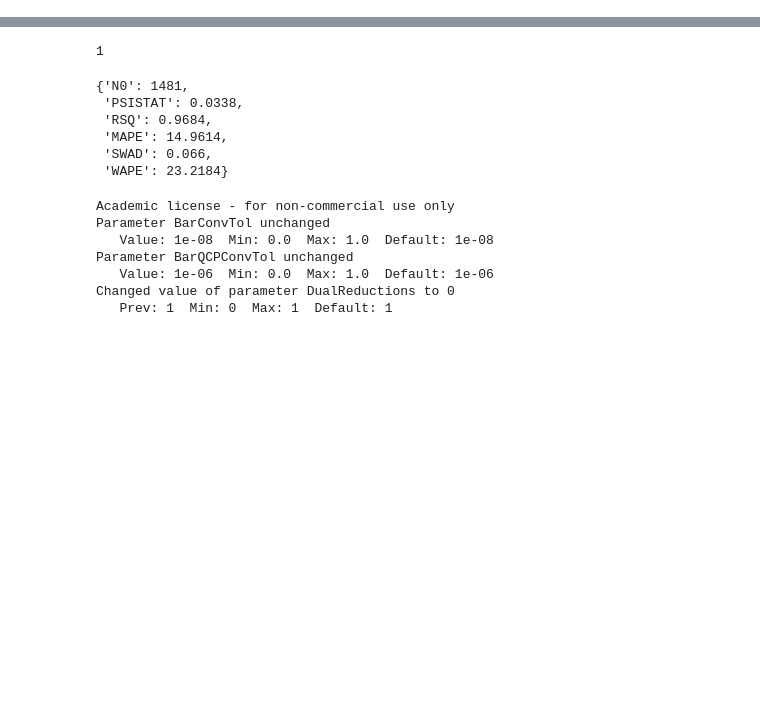
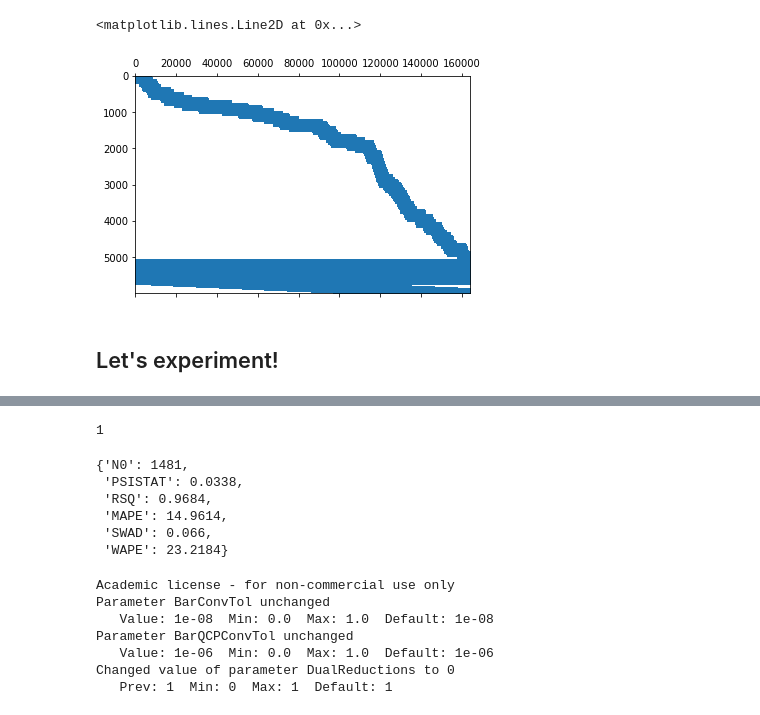
Before and after one commit to Vasyka/Disaggregation, a Jupyter notebook: Aggregation.ipynb, the cells around one changed output, grey strips where cells are left out. Drawn from its saved outputs; the diff is of its cells as text; code cells hidden in the pictures; blank space fills up the shorter version.

```diff
--- a/Aggregation.ipynb
+++ b/Aggregation.ipynb
@@ -134,5 +141,20 @@ g_to_sect = csr_matrix(aggregation.keys_to_g(left_sect, right_sect))
 true_sum_2012 = g_to_sum @ det_2012
 # %%
 true_sect_2012 = g_to_sect @ det_2012
+# %%
+# Add totals to aggregation
+sum_2012_with_totals = np.append(sum_2012, totals_2012, axis=0)
+true_sum_2012_with_totals = np.append(true_sum_2012, totals_2012, axis=0)
+
+
+g_sum_w_totals = v.addrows((405,405), g_to_sum, sparsed=True)
+g_sum_w_totals = v.addcolumns((405,405), g_sum_w_totals, sparsed=True)
+# %%
+plt.spy(g_sum_w_totals,aspect='auto')
+# %% [output]
+<matplotlib.lines.Line2D at 0x...>
+[figure, added]
+# %% [markdown]
+## Let's experiment!
 # %%
 from scripts import support, metrics, vectorization as v, aggregation
```
Also changed, not shown: parts of 13 cells of this notebook, 4 other files.
